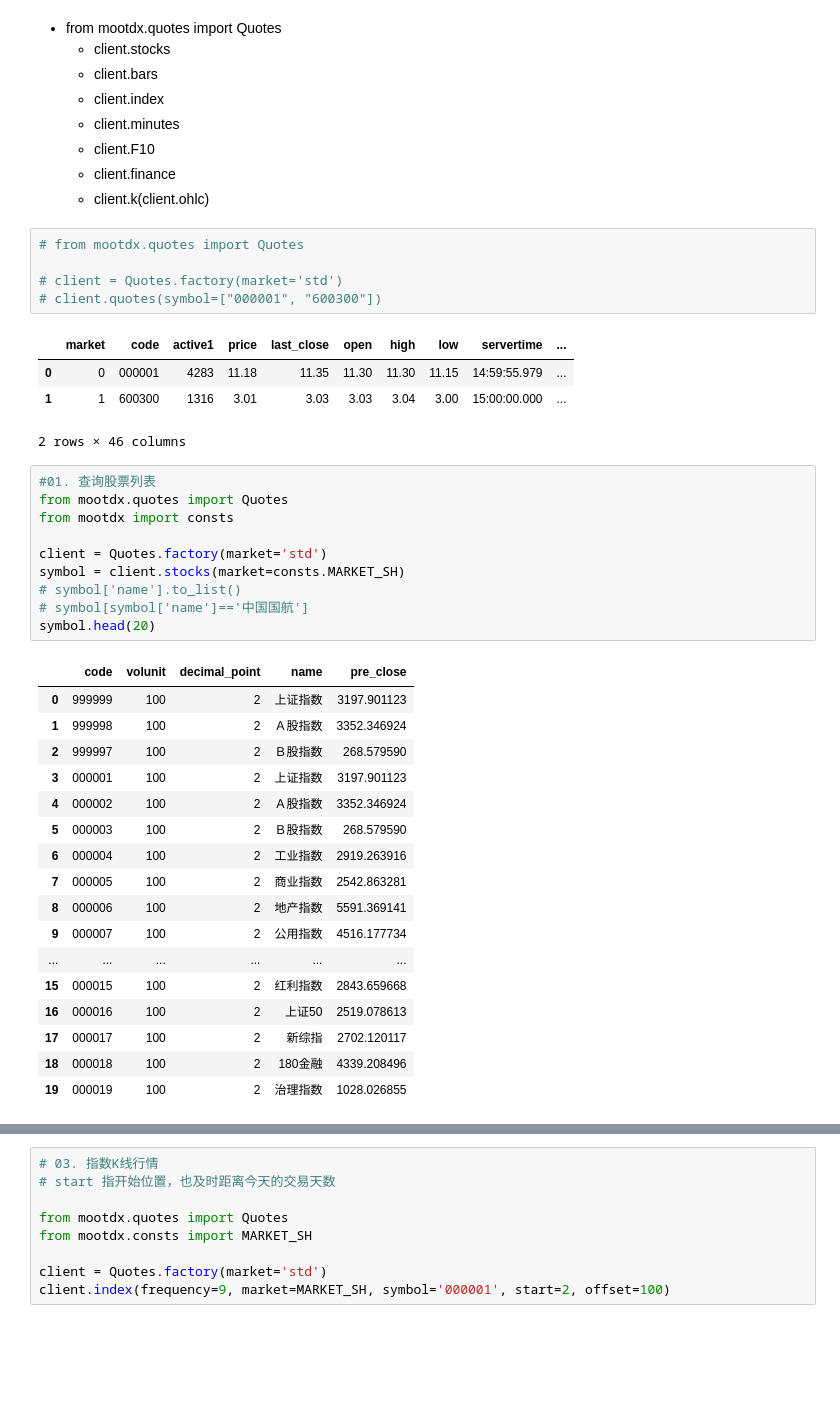
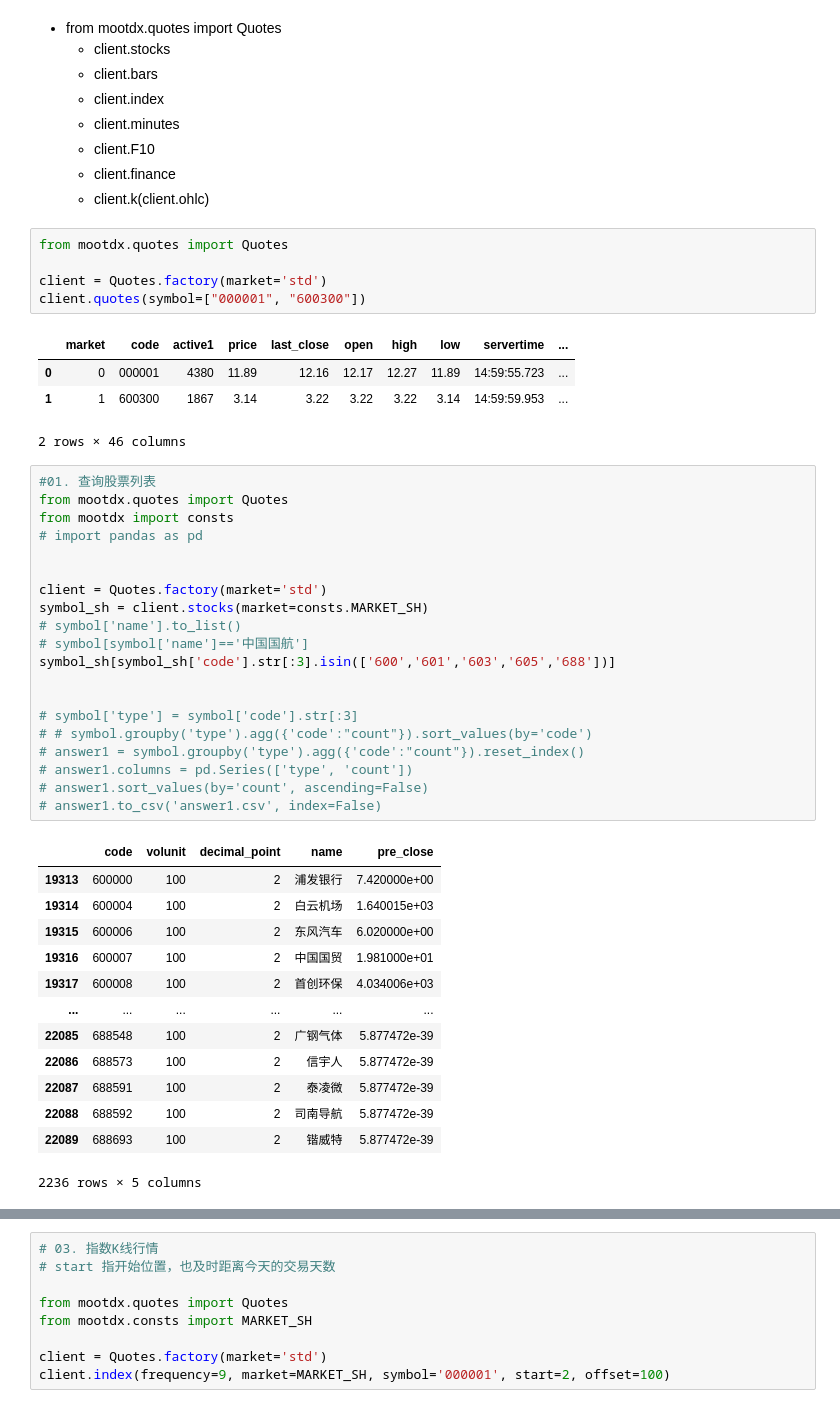
Before and after one commit to duchengli/MOOTDX, a Jupyter notebook: learn.ipynb, the cells around one changed output, grey strips where cells are left out. Drawn from its saved outputs; the diff is of its cells as text; blank space fills up the shorter version.

```diff
--- a/learn.ipynb
+++ b/learn.ipynb
@@ -8,43 +8,49 @@
     - client.finance
     - client.k(client.ohlc)
 # %%
-# from mootdx.quotes import Quotes
+from mootdx.quotes import Quotes
 
-# client = Quotes.factory(market='std')
-# client.quotes(symbol=["000001", "600300"])
+client = Quotes.factory(market='std')
+client.quotes(symbol=["000001", "600300"])
 # %% [output]
 |  | market | code | active1 | price | last_close | open | high | low | servertime | ... |
-| 0 | 0 | 000001 | 4283 | 11.18 | 11.35 | 11.30 | 11.30 | 11.15 | 14:59:55.979 | ... |
-| 1 | 1 | 600300 | 1316 | 3.01 | 3.03 | 3.03 | 3.04 | 3.00 | 15:00:00.000 | ... |
+| 0 | 0 | 000001 | 4380 | 11.89 | 12.16 | 12.17 | 12.27 | 11.89 | 14:59:55.723 | ... |
+| 1 | 1 | 600300 | 1867 | 3.14 | 3.22 | 3.22 | 3.22 | 3.14 | 14:59:59.953 | ... |
 2 rows × 46 columns
 # %%
 #01. 查询股票列表
 from mootdx.quotes import Quotes
 from mootdx import consts
+# import pandas as pd
+
 
 client = Quotes.factory(market='std')
-symbol = client.stocks(market=consts.MARKET_SH)
+symbol_sh = client.stocks(market=consts.MARKET_SH)
 # symbol['name'].to_list()
 # symbol[symbol['name']=='中国国航']
-symbol.head(20)
+symbol_sh[symbol_sh['code'].str[:3].isin(['600','601','603','605','688'])]
+
+
+# symbol['type'] = symbol['code'].str[:3]
+# # symbol.groupby('type').agg({'code':"count"}).sort_values(by='code')
+# answer1 = symbol.groupby('type').agg({'code':"count"}).reset_index()
+# answer1.columns = pd.Series(['type', 'count'])
+# answer1.sort_values(by='count', ascending=False)
+# answer1.to_csv('answer1.csv', index=False)
 # %% [output]
 |  | code | volunit | decimal_point | name | pre_close |
-| 0 | 999999 | 100 | 2 | 上证指数 | 3197.901123 |
-| 1 | 999998 | 100 | 2 | Ａ股指数 | 3352.346924 |
-| 2 | 999997 | 100 | 2 | Ｂ股指数 | 268.579590 |
-| 3 | 000001 | 100 | 2 | 上证指数 | 3197.901123 |
-| 4 | 000002 | 100 | 2 | Ａ股指数 | 3352.346924 |
-| 5 | 000003 | 100 | 2 | Ｂ股指数 | 268.579590 |
-| 6 | 000004 | 100 | 2 | 工业指数 | 2919.263916 |
-| 7 | 000005 | 100 | 2 | 商业指数 | 2542.863281 |
-| 8 | 000006 | 100 | 2 | 地产指数 | 5591.369141 |
-| 9 | 000007 | 100 | 2 | 公用指数 | 4516.177734 |
+| 19313 | 600000 | 100 | 2 | 浦发银行 | 7.420000e+00 |
+| 19314 | 600004 | 100 | 2 | 白云机场 | 1.640015e+03 |
+| 19315 | 600006 | 100 | 2 | 东风汽车 | 6.020000e+00 |
+| 19316 | 600007 | 100 | 2 | 中国国贸 | 1.981000e+01 |
+| 19317 | 600008 | 100 | 2 | 首创环保 | 4.034006e+03 |
 | ... | ... | ... | ... | ... | ... |
-| 15 | 000015 | 100 | 2 | 红利指数 | 2843.659668 |
-| 16 | 000016 | 100 | 2 | 上证50 | 2519.078613 |
-| 17 | 000017 | 100 | 2 | 新综指 | 2702.120117 |
-| 18 | 000018 | 100 | 2 | 180金融 | 4339.208496 |
-| 19 | 000019 | 100 | 2 | 治理指数 | 1028.026855 |
+| 22085 | 688548 | 100 | 2 | 广钢气体 | 5.877472e-39 |
+| 22086 | 688573 | 100 | 2 | 信宇人 | 5.877472e-39 |
+| 22087 | 688591 | 100 | 2 | 泰凌微 | 5.877472e-39 |
+| 22088 | 688592 | 100 | 2 | 司南导航 | 5.877472e-39 |
+| 22089 | 688693 | 100 | 2 | 锴威特 | 5.877472e-39 |
+2236 rows × 5 columns
 # %%
 # 02. 获取k线数据
 # start 指开始位置，也及时距离今天的交易天数
```
Also changed, not shown: parts of 1 cell of this notebook.
